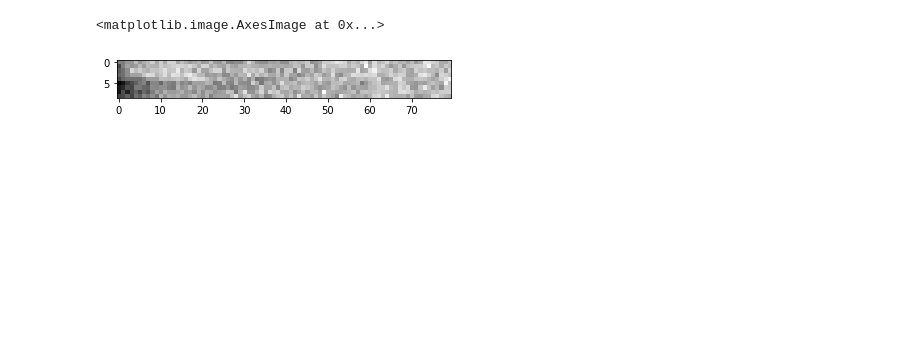
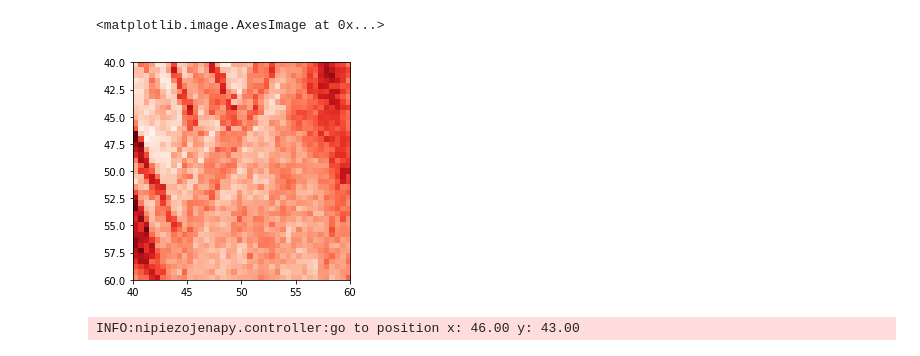
Before and after one commit to qt3uw/qt3-utils, a Jupyter notebook: examples/confocal-scan.ipynb, the cells around one changed output. Drawn from its saved outputs; the diff is of its cells as text; code cells hidden in the pictures; blank space fills up the shorter version.

```diff
--- a/examples/confocal-scan.ipynb
+++ b/examples/confocal-scan.ipynb
@@ -28,7 +29,7 @@ args = Namespace(daq_name='Dev1',
                  piezo_write_channels='ao0,ao1,ao2',
                  piezo_read_channels='ai0,ai1,ai2',
                  randomtest=False,
-                 cmap='Reds')
+                 cmap='Greys_r')
 # %%
 controller = nipiezojenapy.PiezoControl(device_name = args.daq_name,
                                   write_channels = args.piezo_write_channels.split(','),
@@ -44,6 +45,6 @@ data_acq = datasources.NiDaqSampler(args.daq_name,
 # %%
 scanner = datasources.NiDaqPiezoScanner(data_acq, controller)
 # %%
-scanner.set_scan_range(0.01,40.01,0.01,40.01)
+scanner.set_scan_range(40, 60, 40, 60)
 # %%
 scanner.reset()
@@ -57,0 +70,2 @@ scanner.controller.get_current_position()
+# %%
+scanner.set_to_starting_position()
@@ -66,11 +108,8 @@ while scanner.still_scanning():
 # %%
-plt.imshow(scanner.data, cmap='gray', extent = [0.01,
-                                                40.01 + scanner.step_size,
-                                                40.01 + scanner.step_size,
-                                                0.01])
+plt.imshow(scanner.data, cmap='Reds', extent = [40, 60, 60, 40])
 # %% [output]
 <matplotlib.image.AxesImage at 0x...>
-[figure, old version]
+[figure, new version]
 # %%
 scanner.stop()
 # %%
@@ -80,7 +119,10 @@ scanner.stop()
 #significantly isolated from other NV centers in the sample
 #https://en.wikipedia.org/wiki/Kernel_(image_processing)
 
-x_opt, y_opt = find_best_nv_center(scanner.data)
-
+#x_opt, y_opt = find_best_nv_center(scanner.data)
+x_opt = 46
+y_opt = 43
 controller.go_to_position(x_opt, y_opt)
+# %% [output]
+INFO:nipiezojenapy.controller:go to position x: 46.00 y: 43.00
 # %%
```
Also changed, not shown: parts of 17 cells of this notebook, 9 other files.
